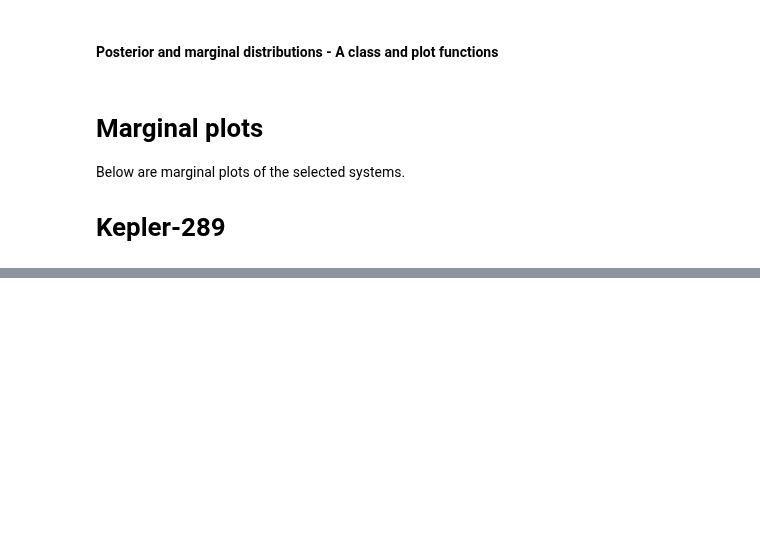
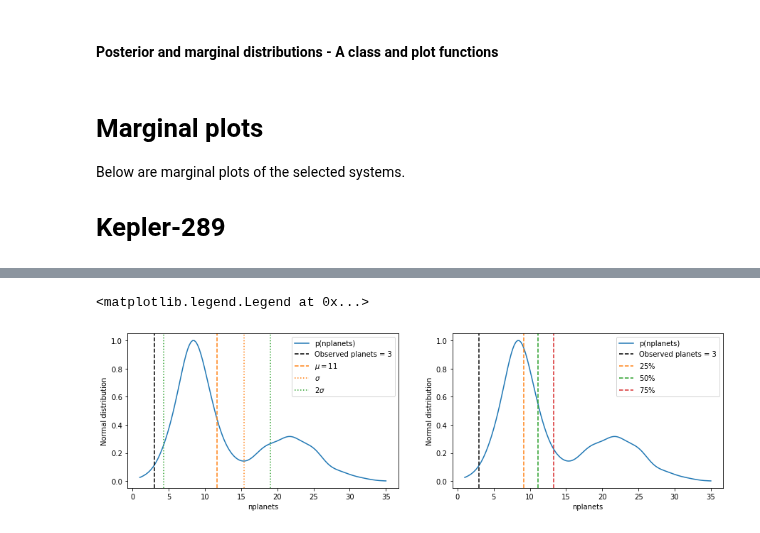
Before and after one commit to fjbautistas/kde_example, a Jupyter notebook: Marginal_Distributions.ipynb, the cells around one changed output, grey strips where cells are left out. Drawn from its saved outputs; the diff is of its cells as text; code cells hidden in the pictures; blank space fills up the shorter version.

Commit message:
study of Kepler-289

```diff
--- a/Marginal_Distributions.ipynb
+++ b/Marginal_Distributions.ipynb
@@ -384,4 +400,7 @@ Below are marginal plots of the selected systems.
 # %%
 # System and Prior:
 systm = obs_data[obs_data.sys_name == "Kepler-289"]
-prueba = prior(dng.ms, dng.metal, [systm.ms, systm.dms], [systm.metal,systm.dmetal])
+prior_kepler = prior(dng.ms, dng.metal,
+                     [systm.ms, systm.dms],
+                     [systm.metal,systm.dmetal])
+prior_kepler.prior_pdf()
@@ -389,0 +407,5 @@ prueba = prior(dng.ms, dng.metal, [systm.ms, systm.dms], [systm.metal,systm.dmet
+# %%
+# likelihoods: no-perturbartion
+liken_1 = optimal_pdf(dn.ms, dn.metal, dn.nplanets); liken_1.pdf()
+liken_2 = optimal_pdf(dn.ms, dn.metal, dn.md);       liken_2.pdf()
+liken_3 = optimal_pdf(dn.ms, dn.metal, dn.com);      liken_3.pdf()
@@ -389,0 +420,5 @@ prueba = prior(dng.ms, dng.metal, [systm.ms, systm.dms], [systm.metal,systm.dmet
+# %%
+# likelihoods: no-perturbartion
+likeh_1 = optimal_pdf(dh.ms, dh.metal, dh.nplanets); likeh_1.pdf()
+likeh_2 = optimal_pdf(dh.ms, dh.metal, dh.md);       likeh_2.pdf()
+likeh_3 = optimal_pdf(dh.ms, dh.metal, dh.com);      likeh_3.pdf()
@@ -389,0 +428,30 @@ prueba = prior(dng.ms, dng.metal, [systm.ms, systm.dms], [systm.metal,systm.dmet
+# %%
+m1 = Marginal(likeh_1, prior_kepler)
+m1.marginal()
+# %%
+fig, ax = plt.subplots(1, 2, figsize=(15,4))
+
+ax[0].plot(liken_1.real_interval[2], m1.marginal/m1.marginal.max(), label="p(nplanets)")
+ax[0].set_xlabel("nplanets")
+ax[0].set_ylabel("Normal distribution")
+ax[0].axvline(x = systm.n_planets.values, ls='--', c="k", label = "Observed planets = 3")
+ax[0].axvline(x = mean, ls='--', c="C1", label = r"$\mu = 11$")
+ax[0].axvline(x = mean+std, ls=':', c="C1", label = r"$\sigma$")
+ax[0].axvline(x = mean+2*std, ls=':', c="C2", label = r"$2\sigma$")
+ax[0].axvline(x = mean-2*std, ls=':', c="C2")
+ax[0].legend()
+
+
+ax[1].plot(liken_1.real_interval[2], m1.marginal/m1.marginal.max(), label="p(nplanets)")
+ax[1].set_xlabel("nplanets")
+ax[1].set_ylabel("Normal distribution")
+
+ax[1].axvline(x = systm.n_planets.values, ls='--', c="k", label = "Observed planets = 3")
+ax[1].axvline(x = p_25, ls='--', c="C1", label = r"$25\%$")
+ax[1].axvline(x = p_50, ls='--', c="C2", label = r"$50\%$")
+ax[1].axvline(x = p_75, ls='--', c="C3", label = r"$75\%$")
+
+ax[1].legend()
+# %% [output]
+<matplotlib.legend.Legend at 0x...>
+[figure, added]
```
Also changed, not shown: parts of 5 cells of this notebook.
